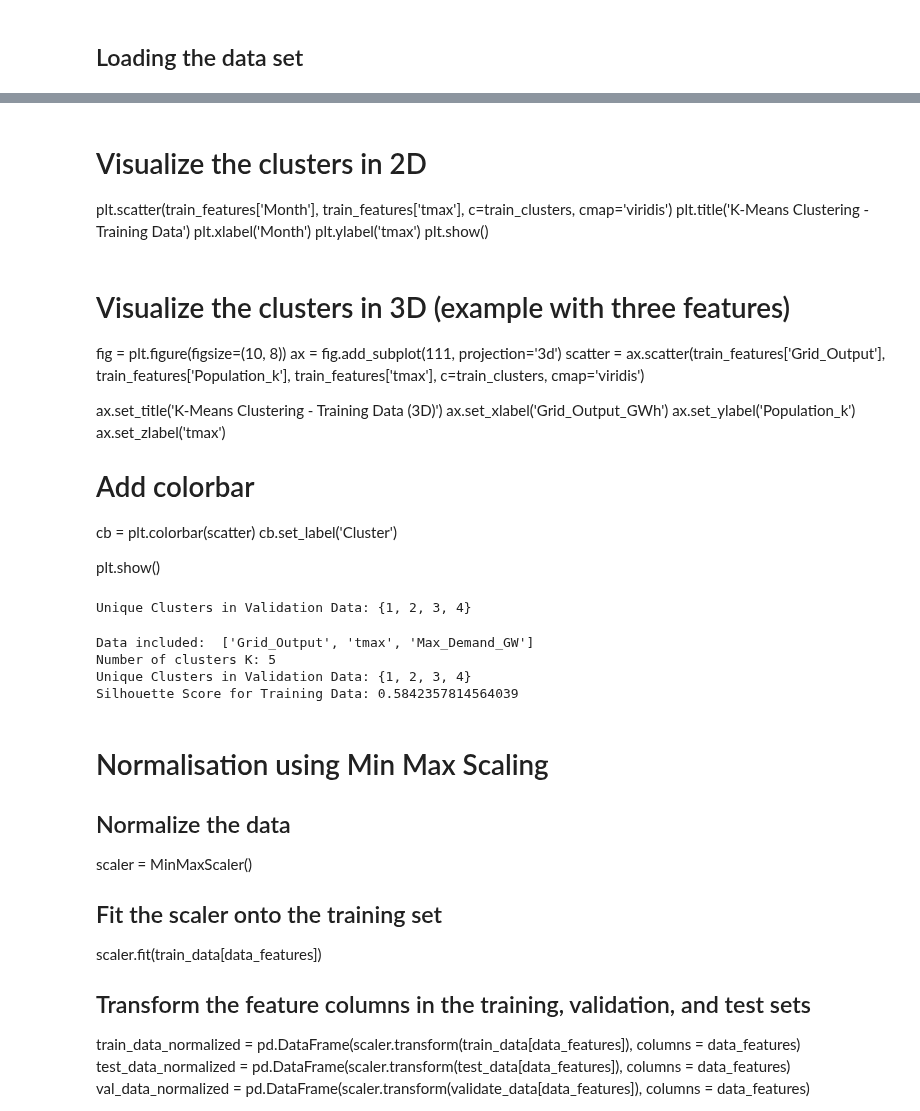
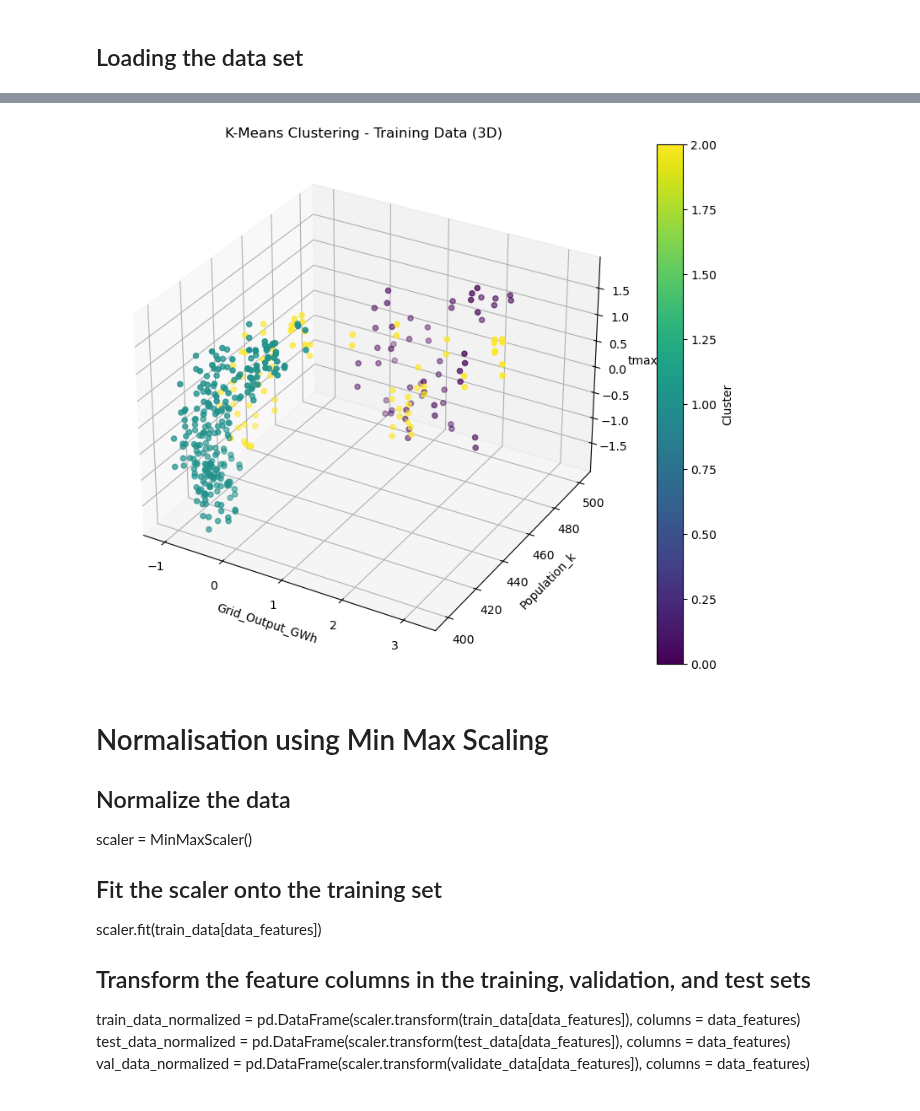
Before and after one commit to ATECO-malta/applied_ml_assignment, a Jupyter notebook: K-MeansModel.ipynb, the cells around one changed output, grey strips where cells are left out. Cells and saved outputs as stored; diff of their text form; code cells hidden in the pictures.

```diff
--- a/K-MeansModel.ipynb
+++ b/K-MeansModel.ipynb
@@ -117,65 +266,21 @@ plt.show()
-# %% [markdown]
-# Visualize the clusters in 2D
-plt.scatter(train_features['Month'], train_features['tmax'], c=train_clusters, cmap='viridis')
-plt.title('K-Means Clustering - Training Data')
-plt.xlabel('Month')
-plt.ylabel('tmax')
-plt.show()
-# %% [markdown]
-# Visualize the clusters in 3D (example with three features)
-fig = plt.figure(figsize=(10, 8))
-ax = fig.add_subplot(111, projection='3d')
-scatter = ax.scatter(train_features['Grid_Output'], train_features['Population_k'], train_features['tmax'], c=train_clusters, cmap='viridis')
-
-ax.set_title('K-Means Clustering - Training Data (3D)')
-ax.set_xlabel('Grid_Output_GWh')
-ax.set_ylabel('Population_k')
-ax.set_zlabel('tmax')
-
-# Add colorbar
-cb = plt.colorbar(scatter)
-cb.set_label('Cluster')
-
-plt.show()
-# %%
-# Validate the clustering on the validation set
-validate_clusters = kmeans.predict(validate_features)
-
-# Validate the clustering on the test set
-test_clusters = kmeans.predict(test_features)
-
-# Check the unique values in validate_clusters
-unique_clusters = set(validate_clusters)
-print(f'Unique Clusters in Validation Data: {unique_clusters}')
-
-# If there is only one unique cluster, you may need to adjust the number of clusters in KMeans
-
-# Save the labeled datasets
-train_data.to_csv('labeled_train_data.csv', index=False)
-test_data.to_csv('labeled_test_data.csv', index=False)
-validate_data.to_csv('labeled_validate_data.csv', index=False)
-
-# Save the cluster labels for the test and validation sets
-test_data_with_clusters = pd.concat([test_data, pd.DataFrame({'Cluster': test_clusters})], axis=1)
-test_data_with_clusters.to_csv('test_data_with_clusters.csv', index=False)
-
-validate_data_with_clusters = pd.concat([validate_data, pd.DataFrame({'Cluster': validate_clusters})], axis=1)
-validate_data_with_clusters.to_csv('validate_data_with_clusters.csv', index=False)
-
-train_data_with_clusters = pd.concat([train_data, pd.DataFrame({'Cluster': train_clusters})], axis=1)
-train_data_with_clusters.to_csv('train_data_with_clusters.csv', index=False)
-# %% [output]
-Unique Clusters in Validation Data: {1, 2, 3, 4}
-# %%
-print('Data included: ',list(train_features.columns.values))
-print(f'Number of clusters K: {clustersK}')
-print(f'Unique Clusters in Validation Data: {unique_clusters}')
-print(f'Silhouette Score for Training Data: {silhouette_avg}')
-# %% [output]
-Data included:  ['Grid_Output', 'tmax', 'Max_Demand_GW']
-Number of clusters K: 5
-Unique Clusters in Validation Data: {1, 2, 3, 4}
-Silhouette Score for Training Data: 0.5842357814564039
+# %%
+# Visualize the clusters in 3D (example with three features)
+fig = plt.figure(figsize=(10, 8))
+ax = fig.add_subplot(111, projection='3d')
+scatter = ax.scatter(train_features['Grid_Output'], train_features['Population_k'], train_features['tmax'], c=train_clusters, cmap='viridis')
+
+ax.set_title('K-Means Clustering - Training Data (3D)')
+ax.set_xlabel('Grid_Output_GWh')
+ax.set_ylabel('Population_k')
+ax.set_zlabel('tmax')
+
+# Add colorbar
+cb = plt.colorbar(scatter)
+cb.set_label('Cluster')
+
+plt.show()
+# %% [output]
+[figure, added]
 # %% [markdown]
 # Normalisation using Min Max Scaling
 
```
Also changed, not shown: parts of 13 cells of this notebook, 1 other file.
